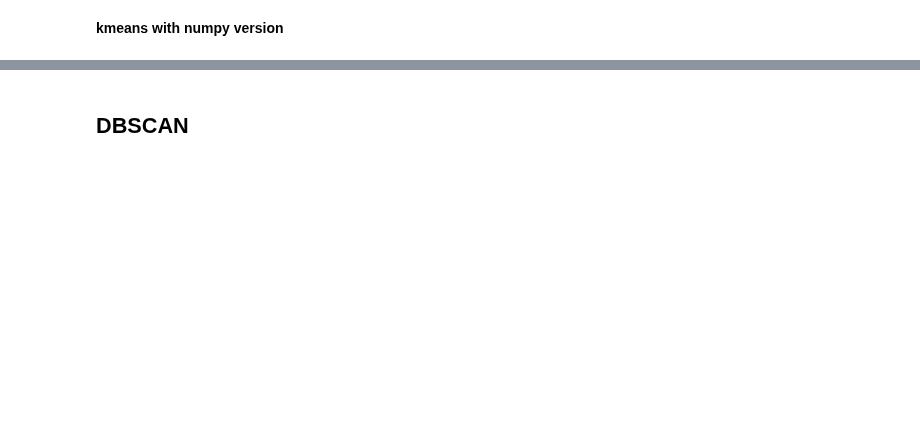
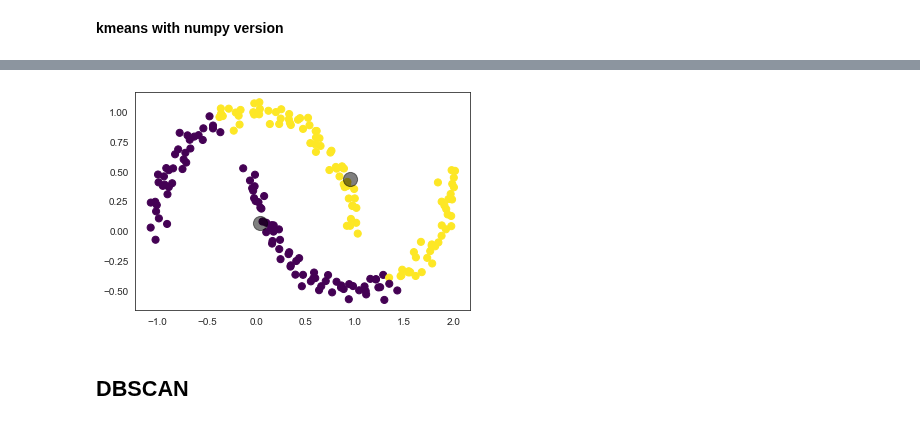
Before and after one commit to xiaolouge123/howtodo, a Jupyter notebook: examples/htd_ml/simple_model_with_python_numpy_tf_pytorch.ipynb, the cells around one changed output, grey strips where cells are left out. Cells and saved outputs as stored; diff of their text form; code cells hidden in the pictures; blank space fills up the shorter version.

```diff
--- a/examples/htd_ml/simple_model_with_python_numpy_tf_pytorch.ipynb
+++ b/examples/htd_ml/simple_model_with_python_numpy_tf_pytorch.ipynb
@@ -429,3 +456,26 @@ sns.scatterplot(x_valid[:,0],x_valid[:,1],hue=y_valid.reshape(-1))
+# %%
+# 如果用kmeans聚类是这样
+y = y[:,np.newaxis]
+n_clusters = 2
+n_samples = len(y)
+n_iters = 500
+cnt = 0
+np.random.seed(12) # K-means受初始化状态影响很大
+y_hat = np.random.randint(n_clusters, size=n_samples)
+centroids = kmeans_update_centroids(x, y_hat, n_clusters)
+go = True
+while cnt <= n_iters and go:
+    new_y_hat = kmeans_update_point_cluster(x, centroids)
+    new_centroids = kmeans_update_centroids(x, new_y_hat, n_clusters)
+    if np.sum(euclidian_distance(centroids,new_centroids), axis=0) < 1e-2:
+        go = False
+        print("Frozen")
+    cnt += 1
+opt_centroids = new_centroids
+plt.scatter(x[:, 0], x[:, 1], c=new_y_hat, s=50, cmap='viridis')
+plt.scatter(opt_centroids[:, 0], opt_centroids[:, 1], c='black', s=200, alpha=0.5);
+# %% [output]
+[figure, added]
 # %% [markdown]
 ## DBSCAN
 # %%
```
Also changed, not shown: parts of 13 cells of this notebook.
